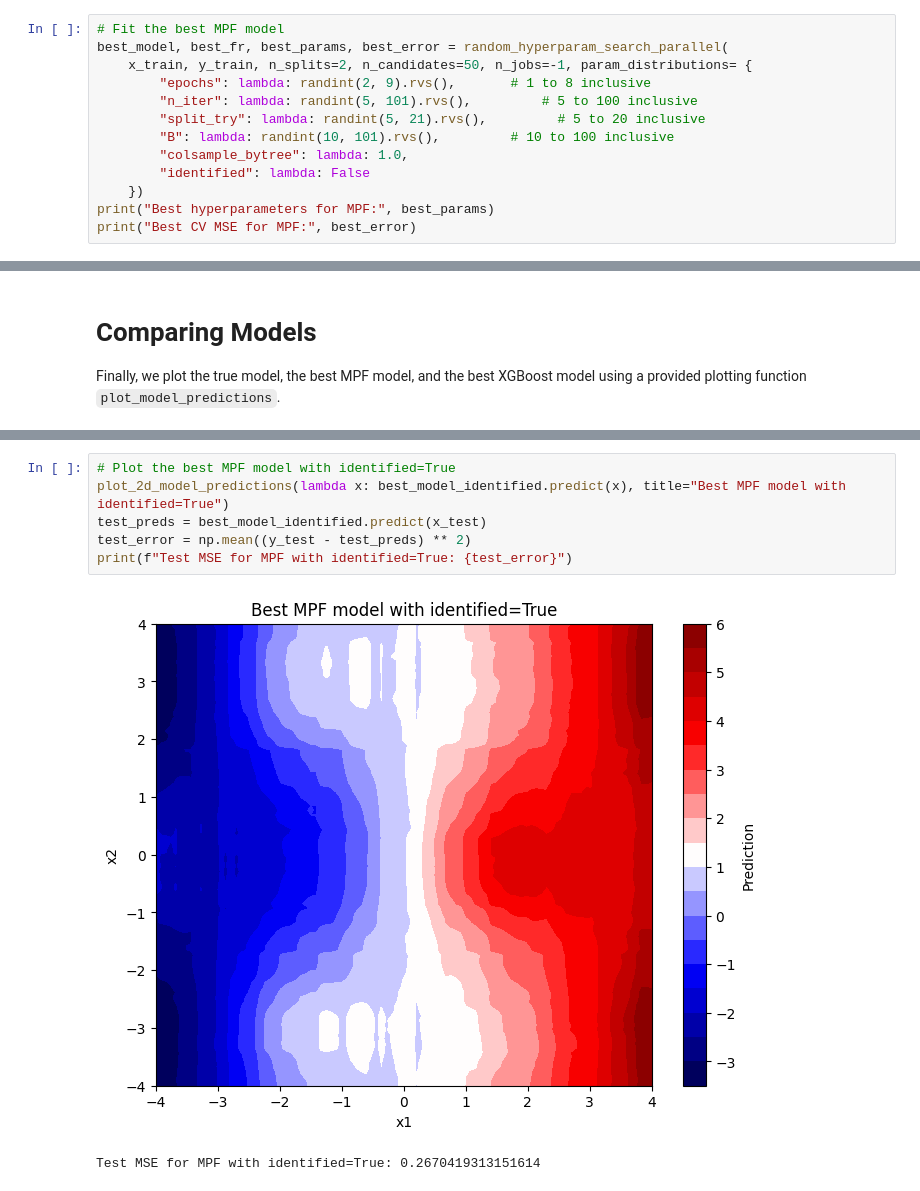
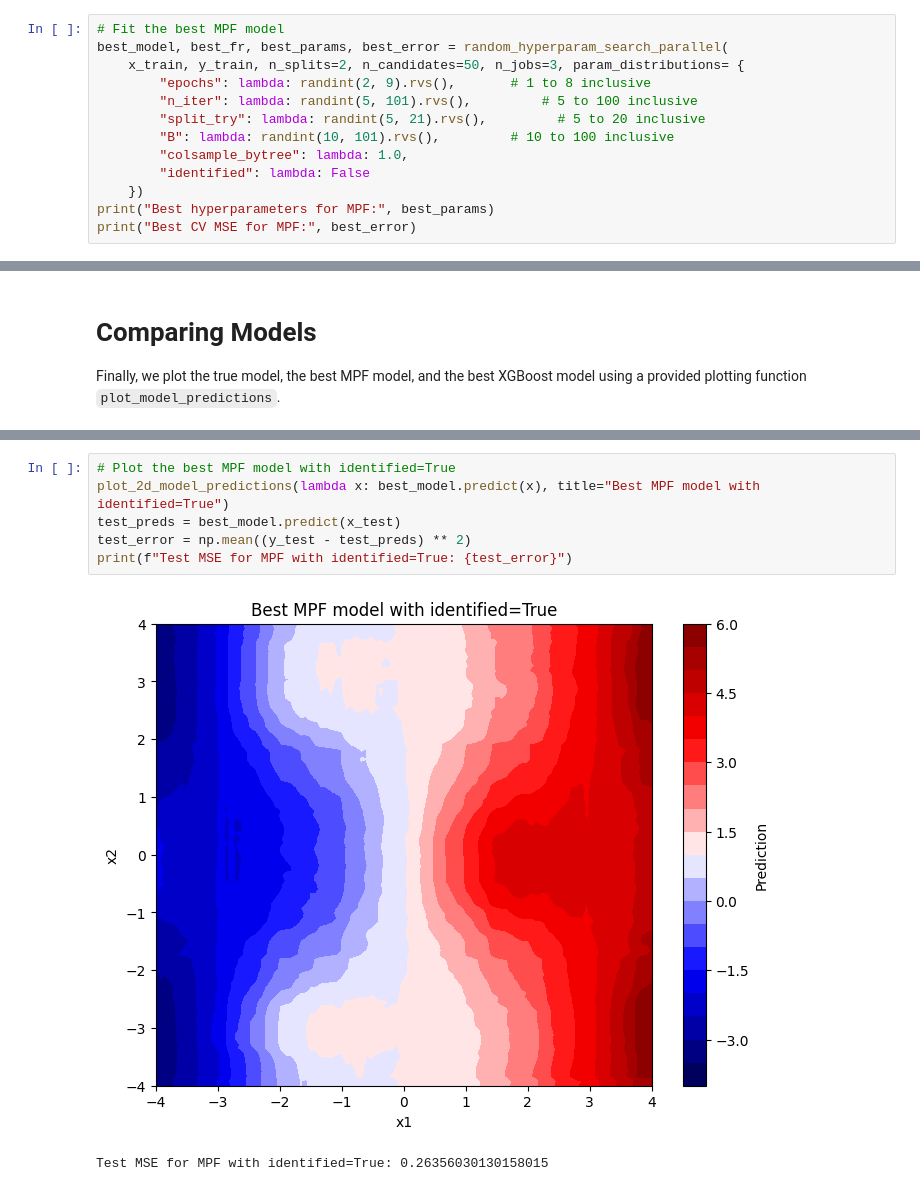
Before and after one commit to jyliuu/MPF, a Jupyter notebook: mpf-py/notebooks/hyperparameter_tuning.ipynb, the cells around one changed output, grey strips where cells are left out. Saved outputs shown, nothing was run; the diff lists cells and outputs as text.

```diff
--- a/mpf-py/notebooks/hyperparameter_tuning.ipynb
+++ b/mpf-py/notebooks/hyperparameter_tuning.ipynb
@@ -115,7 +118,7 @@ y_test = y[5000:]
 # %%
 # Fit the best MPF model
 best_model, best_fr, best_params, best_error = random_hyperparam_search_parallel(
-    x_train, y_train, n_splits=2, n_candidates=50, n_jobs=-1, param_distributions= {
+    x_train, y_train, n_splits=2, n_candidates=50, n_jobs=3, param_distributions= {
         "epochs": lambda: randint(2, 9).rvs(),       # 1 to 8 inclusive
         "n_iter": lambda: randint(5, 101).rvs(),         # 5 to 100 inclusive
         "split_try": lambda: randint(5, 21).rvs(),         # 5 to 20 inclusive
@@ -250,9 +321,9 @@ b: 39, err: 0.23147893559630525
 # %%
 # Plot the best MPF model with identified=True
-plot_2d_model_predictions(lambda x: best_model_identified.predict(x), title="Best MPF model with identified=True")
-test_preds = best_model_identified.predict(x_test)
+plot_2d_model_predictions(lambda x: best_model.predict(x), title="Best MPF model with identified=True")
+test_preds = best_model.predict(x_test)
 test_error = np.mean((y_test - test_preds) ** 2)
 print(f"Test MSE for MPF with identified=True: {test_error}")
 # %% [output]
-[figure, old version]
+[figure, new version]
-Test MSE for MPF with identified=True: 0.2670419313151614
+Test MSE for MPF with identified=True: 0.26356030130158015
```
Also changed, not shown: parts of 13 cells of this notebook, 2 other files.
